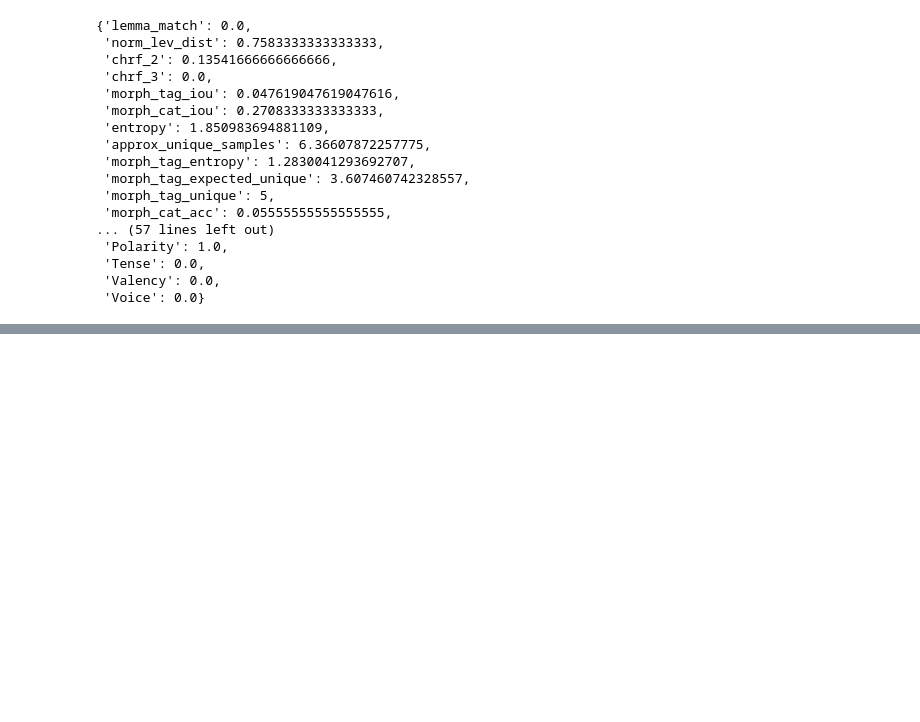
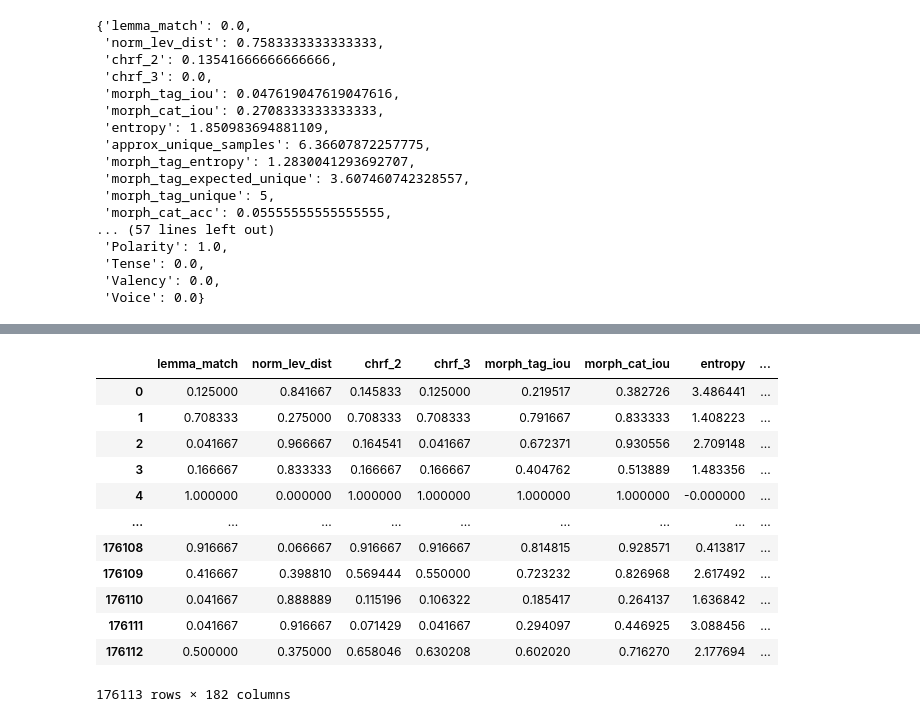
Before and after one commit to ioverho/msc_thesis, a Jupyter notebook: nmt_eval.ipynb, the cells around one changed output, grey strips where cells are left out. Cells and saved outputs as stored; diff of their text form; code cells hidden in the pictures; blank space fills up the shorter version.

```diff
--- a/nmt_eval.ipynb
+++ b/nmt_eval.ipynb
@@ -2024,0 +2027,30 @@ df.to_csv(
+# %%
+from collections import defaultdict
+
+occurences = defaultdict(int)
+co_occurences = defaultdict(lambda: defaultdict(int))
+for k in list(eval_data.keys()):
+    PoSes = []
+    others = []
+    for kk in list(k):
+        cat = morph_tag_cat_vocab.get(kk.lower(), "_")
+        if cat == "Part of Speech":
+            PoSes.append(kk)
+        else:
+            others.append(cat)
+
+    for pos in PoSes:
+        occurences[pos] += sum(map(lambda x: len(x[1]), eval_data[k].items()))
+        for other in others:
+            co_occurences[pos][other] += sum(map(lambda x: len(x[1]), eval_data[k].items()))
+
+occurences = dict(occurences)
+co_occurences = dict(co_occurences)
+for k, subdict in co_occurences.items():
+    subdict_ = dict()
+    for kk, co_occurence in subdict.items():
+        p = co_occurence / occurences[k]
+        if p >= 0.05 and kk != "_":
+            subdict_[kk] = p
+
+    co_occurences[k] = subdict_
@@ -2024,0 +2160,5 @@ df.to_csv(
+# %%
+import pandas as pd
+
+df = pd.DataFrame.from_records(records)
+df = df.reindex(list(df.columns[:9]) + sorted(df.columns[9:]), axis=1)
@@ -2024,0 +2212,16 @@ df.to_csv(
+# %%
+df
+# %% [output]
+|  | lemma_match | norm_lev_dist | chrf_2 | chrf_3 | morph_tag_iou | morph_cat_iou | entropy | ... |
+| 0 | 0.125000 | 0.841667 | 0.145833 | 0.125000 | 0.219517 | 0.382726 | 3.486441 | ... |
+| 1 | 0.708333 | 0.275000 | 0.708333 | 0.708333 | 0.791667 | 0.833333 | 1.408223 | ... |
+| 2 | 0.041667 | 0.966667 | 0.164541 | 0.041667 | 0.672371 | 0.930556 | 2.709148 | ... |
+| 3 | 0.166667 | 0.833333 | 0.166667 | 0.166667 | 0.404762 | 0.513889 | 1.483356 | ... |
+| 4 | 1.000000 | 0.000000 | 1.000000 | 1.000000 | 1.000000 | 1.000000 | -0.000000 | ... |
+| ... | ... | ... | ... | ... | ... | ... | ... | ... |
+| 176108 | 0.916667 | 0.066667 | 0.916667 | 0.916667 | 0.814815 | 0.928571 | 0.413817 | ... |
+| 176109 | 0.416667 | 0.398810 | 0.569444 | 0.550000 | 0.723232 | 0.826968 | 2.617492 | ... |
+| 176110 | 0.041667 | 0.888889 | 0.115196 | 0.106322 | 0.185417 | 0.264137 | 1.636842 | ... |
+| 176111 | 0.041667 | 0.916667 | 0.071429 | 0.041667 | 0.294097 | 0.446925 | 3.088456 | ... |
+| 176112 | 0.500000 | 0.375000 | 0.658046 | 0.630208 | 0.602020 | 0.716270 | 2.177694 | ... |
+176113 rows × 182 columns
```
Also changed, not shown: parts of 8 cells of this notebook, 7 other files.
